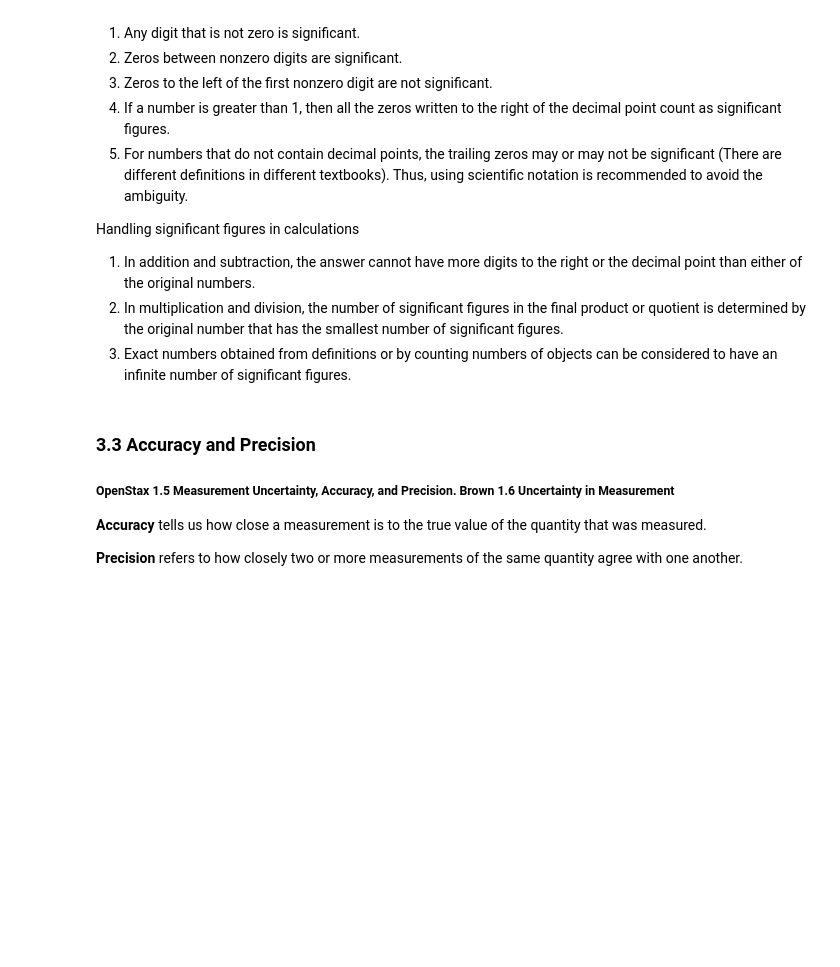
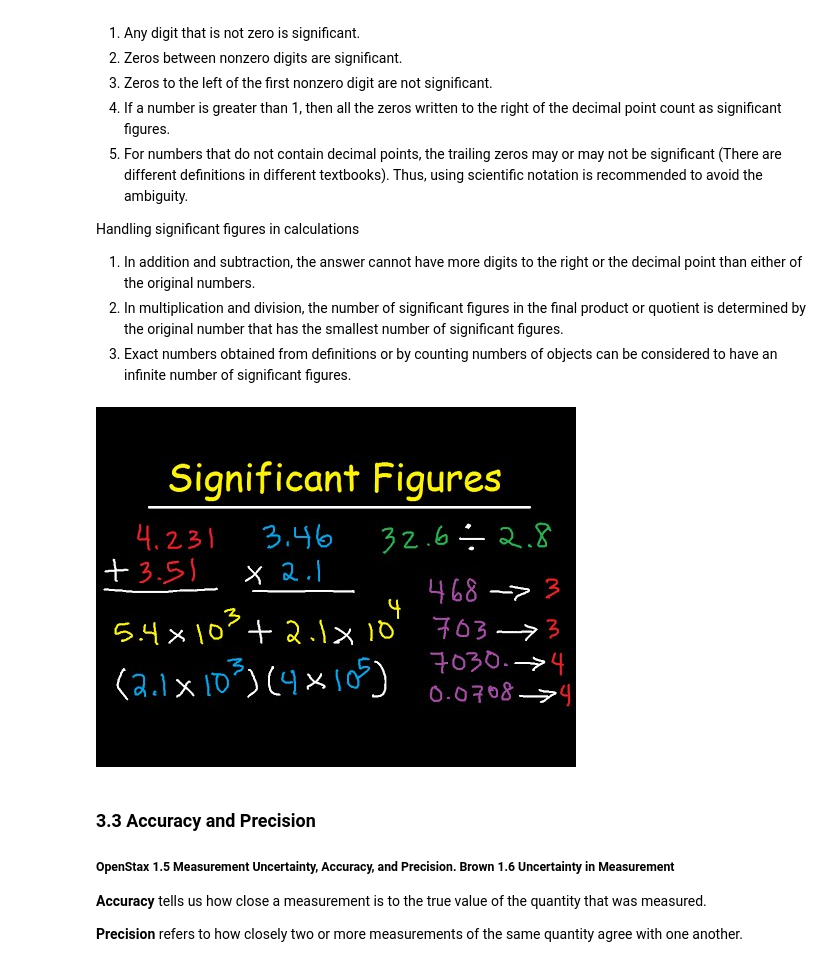
Before and after one commit to wangyu16/GeneralChemistry, a Jupyter notebook: Chapter 01. Introduction.ipynb, the cells around one changed output. Cells and saved outputs as stored; diff of their text form; code cells hidden in the pictures; blank space fills up the shorter version.

```diff
--- a/Chapter 01. Introduction.ipynb
+++ b/Chapter 01. Introduction.ipynb
@@ -210,6 +219,15 @@ Handling significant figures in calculations
 1. In addition and subtraction, the answer cannot have more digits to the right or the decimal point than either of the original numbers.
 2. In multiplication and division, the number of significant figures in the final product or quotient is determined by the original number that has the smallest number of significant figures.
 3. Exact numbers obtained from definitions or by counting numbers of objects can be considered to have an infinite number of significant figures.
+# %%
+from IPython.display import YouTubeVideo
+YouTubeVideo("BmeImtwhfj8", width=700, height=550)
+
+# Significant figure is a fundamental and very important topic.
+# Watch the following relatively long video if you have difficulties
+# on significant figures.
+# %% [output]
+[figure, added]
 # %% [markdown]
 ### 3.3 Accuracy and Precision
 
```
Also changed, not shown: parts of 4 cells of this notebook, 1 other file.
